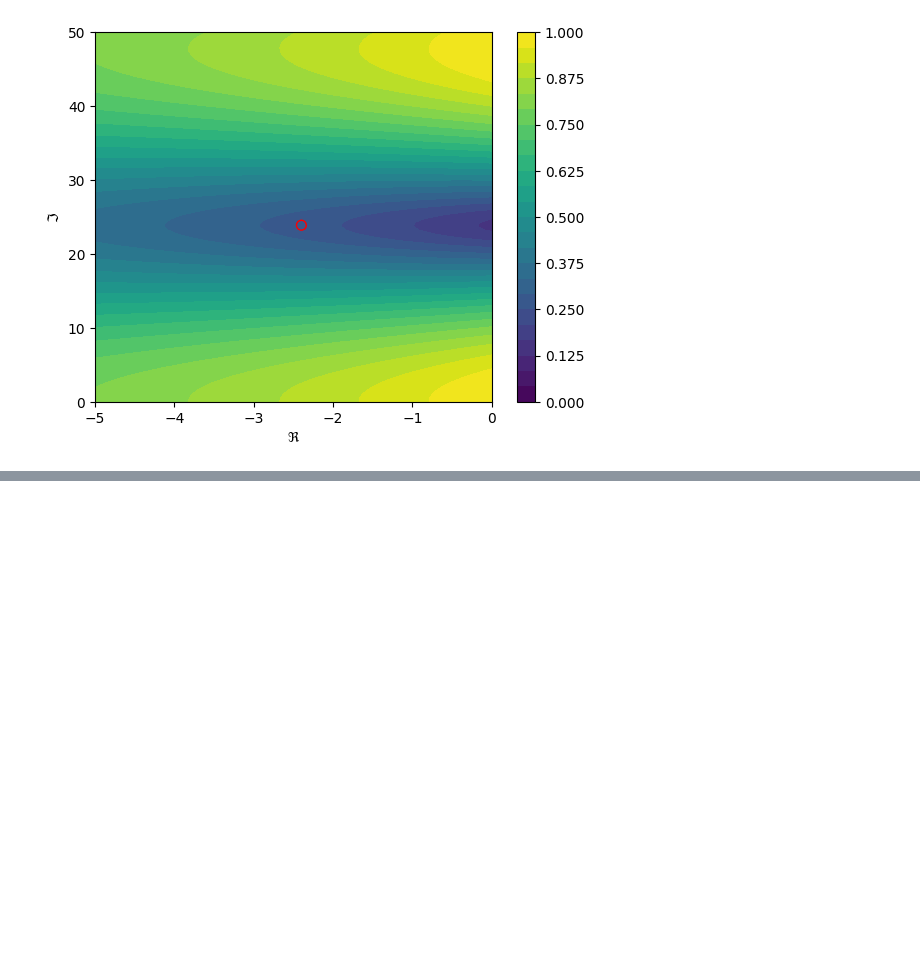
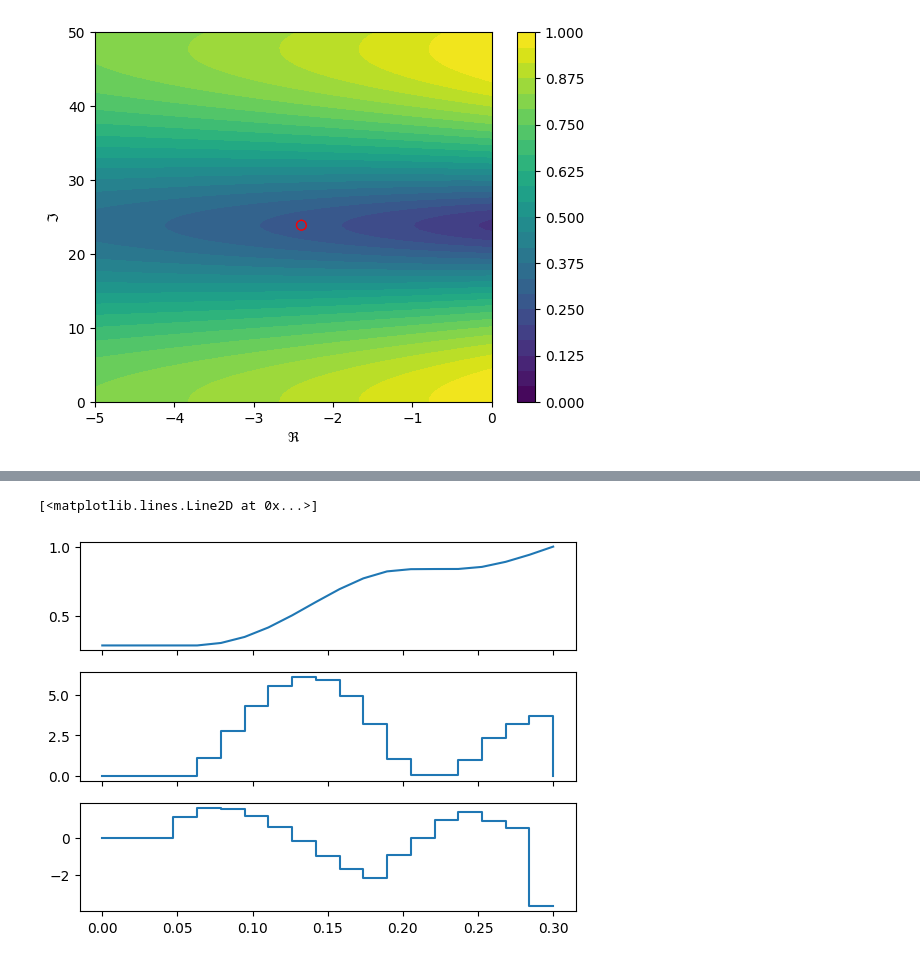
Before and after one commit to LockeErasmus/tdcpy, a Jupyter notebook: examples/shapers.ipynb, the cells around one changed output, grey strips where cells are left out. Saved outputs shown, nothing was run; the diff lists cells and outputs as text; code cells hidden in the pictures; blank space fills up the shorter version.

```diff
--- a/examples/shapers.ipynb
+++ b/examples/shapers.ipynb
@@ -290,3 +351,12 @@ scipy.optimize
+# %%
+x, y = step_response(gamma, a_vector, tau_vector)
+fig, (ax1, ax2, ax3) = plt.subplots(3,1, sharex=True)
+ax1.plot(x,y)
+ax2.step(tau_vector, np.cumsum(a_vector), where="post")
+ax3.step(np.r_[tau_vector, tau_vector[-1]], np.r_[a_vector, a_vector[-1]], where="pre")
+# %% [output]
+[<matplotlib.lines.Line2D at 0x...>]
+[figure, added]
 # %%
 def create_problem(T, gamma, s0, N=10, strategy="linspace") -> cp.Problem:
     if strategy == "linspace":
```
Also changed, not shown: parts of 16 cells of this notebook.
